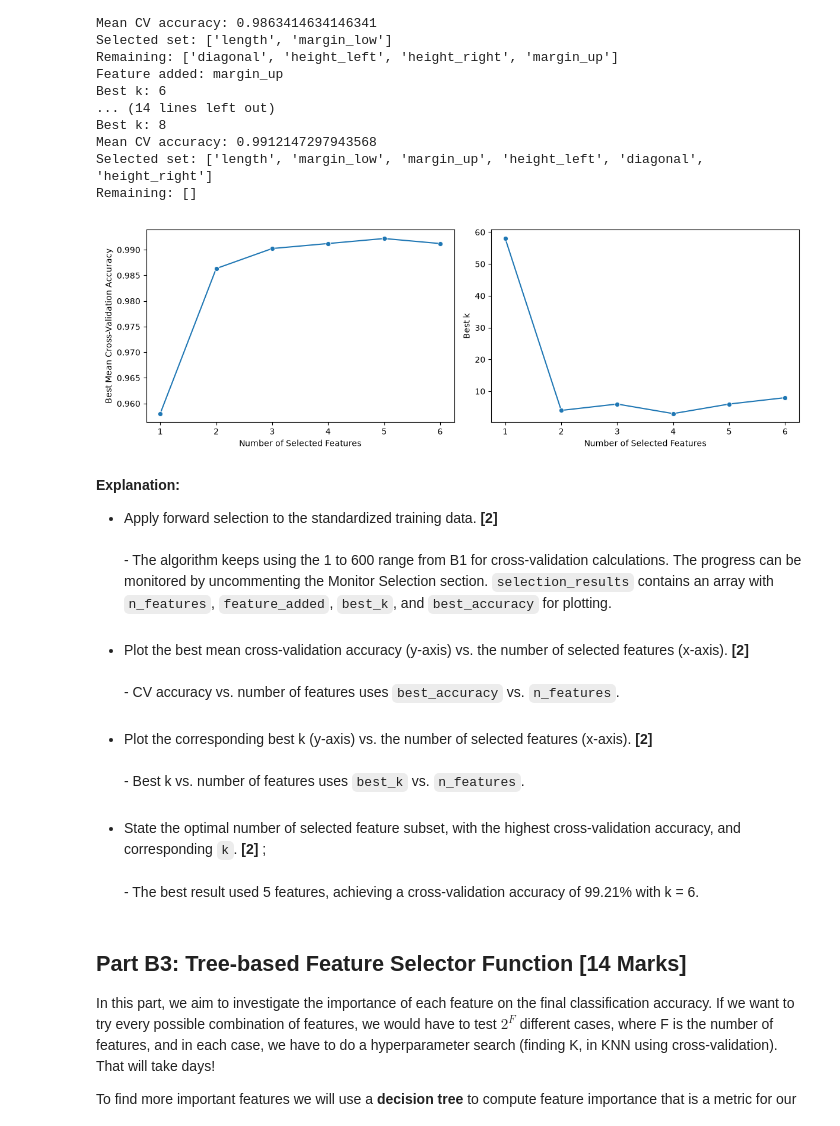
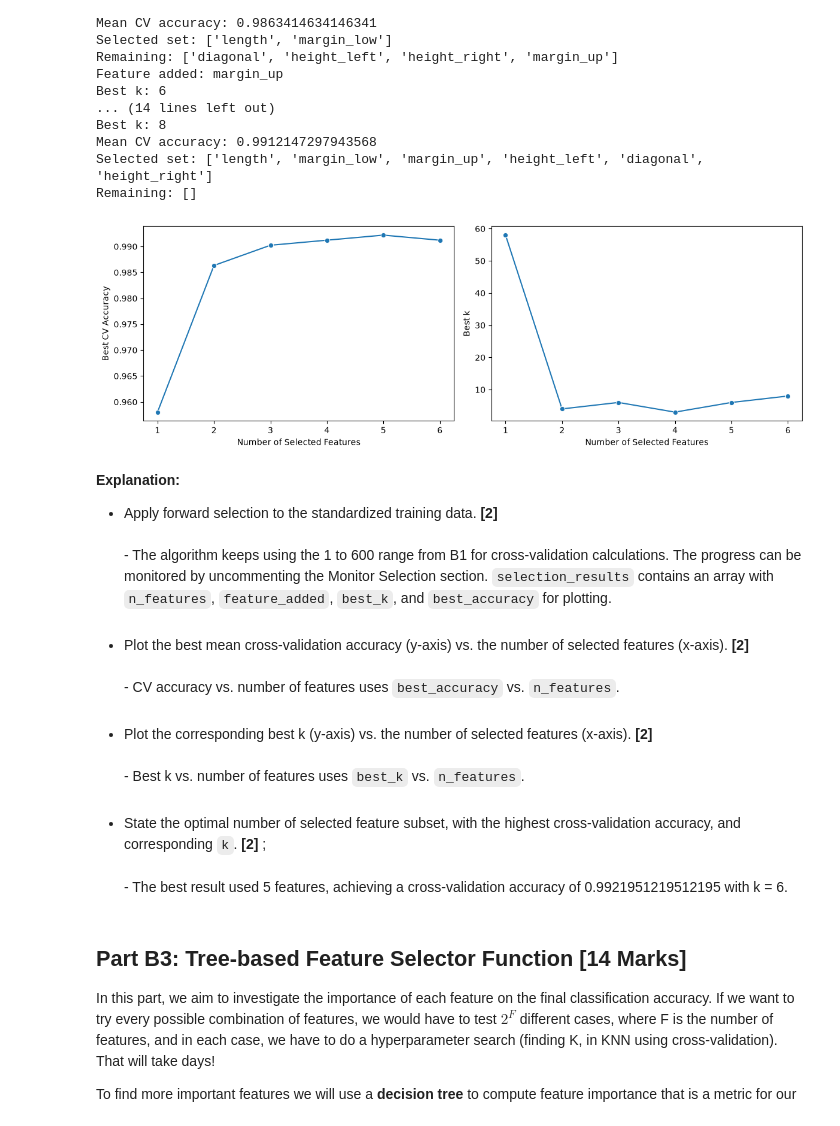
Before and after one commit to acknowledgeworkimagine/DataScienceStatlLearning, a Jupyter notebook: Project1_Elias_Gallegos.ipynb, the cells around one changed output. Cells and saved outputs as stored; diff of their text form; code cells hidden in the pictures.

```diff
--- a/Project1_Elias_Gallegos.ipynb
+++ b/Project1_Elias_Gallegos.ipynb
@@ -712,43 +713,43 @@ selection_results_df = pd.DataFrame(
 fig, axes = plt.subplots(1, 2, figsize=(12, 4))
 
 sns.lineplot(
     data=selection_results_df,
     x='n_features',
     y='best_accuracy',
     marker='o',
     ax=axes[0]
 )
 
 axes[0].set_xlabel('Number of Selected Features')
-axes[0].set_ylabel('Best Mean Cross-Validation Accuracy')
+axes[0].set_ylabel('Best CV Accuracy')
 
 sns.lineplot(
     data=selection_results_df,
     x='n_features',
     y='best_k',
     marker='o',
     ax=axes[1]
 )
 
 axes[1].set_xlabel('Number of Selected Features')
 axes[1].set_ylabel('Best k')
 
 
 plt.xlabel('Number of Selected Features')
 plt.ylabel('Best k')
 
 plt.tight_layout()
 plt.show()
 # %% [output]
-[figure, old version]
+[figure, new version]
 # %% [markdown]
 **Explanation:**
-* Apply forward selection to the standardized training data. **[2]**                                                            <br><br> - The algorithm keeps using the 1 to 600 range from B1 for cross-validation calculations. The progress can be monitored by uncommenting the Monitor Selection section. `selection_results` contains an array with `n_features`, `feature_added`, `best_k`, and `best_accuracy` for plotting.<br><br>
+* Apply forward selection to the standardized training data. **[2]**<br><br> - The algorithm keeps using the 1 to 600 range from B1 for cross-validation calculations. The progress can be monitored by uncommenting the Monitor Selection section. `selection_results` contains an array with `n_features`, `feature_added`, `best_k`, and `best_accuracy` for plotting.<br><br>
 * Plot the best mean cross-validation accuracy (y-axis) vs. the number of selected features (x-axis). **[2]**
 <br><br> - CV accuracy vs. number of features uses `best_accuracy` vs. `n_features`.<br><br>
 * Plot the corresponding best k (y-axis) vs. the number of selected features (x-axis). **[2]**
 <br><br> - Best k vs. number of features uses `best_k` vs. `n_features`.<br><br>
-* State the optimal number of selected feature subset, with the highest cross-validation accuracy, and corresponding `k`. **[2]** ;<br><br> - The best result used 5 features, achieving a cross-validation accuracy of 99.21% with k = 6.
+* State the optimal number of selected feature subset, with the highest cross-validation accuracy, and corresponding `k`. **[2]** ;<br><br> - The best result used 5 features, achieving a cross-validation accuracy of 0.9921951219512195 with k = 6.
 # %% [markdown]
 ## Part B3: Tree-based Feature Selector Function [14 Marks]
 In this part, we aim to investigate the importance of each feature on the final classification accuracy.
```
Also changed, not shown: parts of 30 cells of this notebook.
